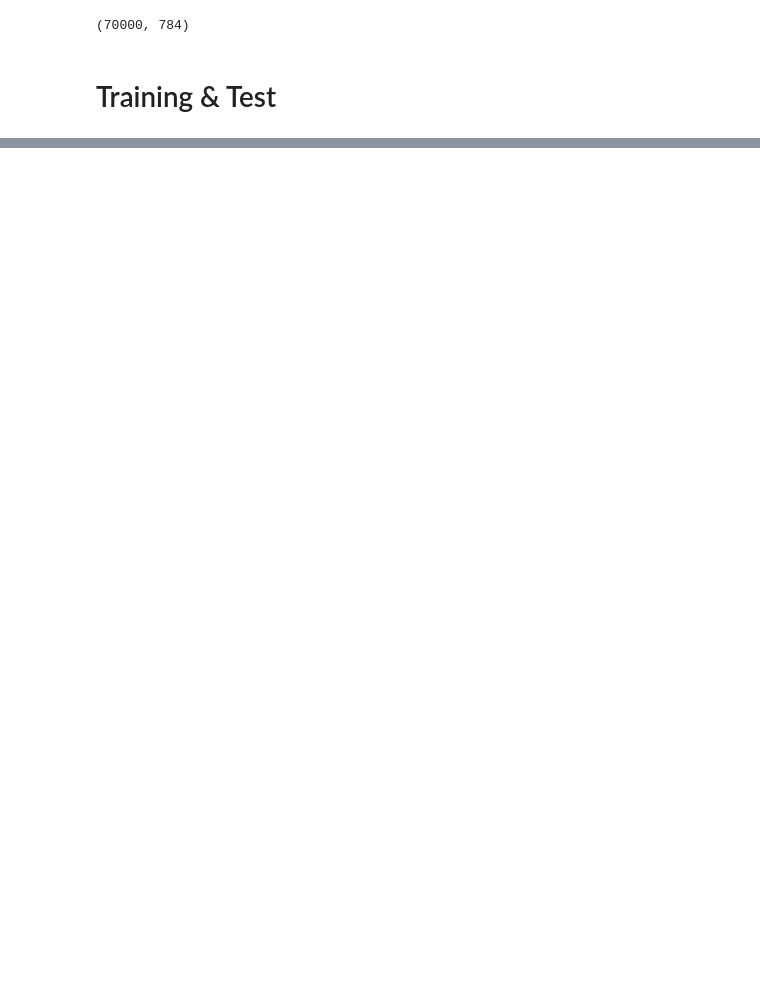
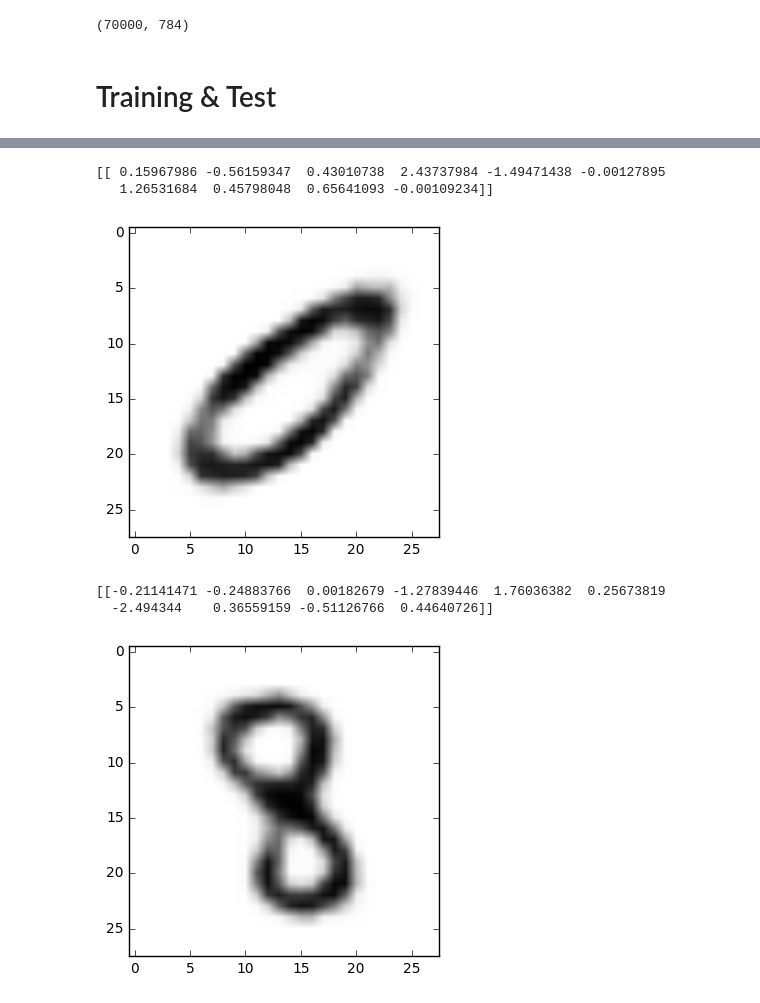
Before and after one commit to justinjfu/sandbox, a Jupyter notebook: VAE_MNIST.ipynb, the cells around one changed output, grey strips where cells are left out. Drawn from its saved outputs; the diff is of its cells as text; code cells hidden in the pictures; blank space fills up the shorter version.

Commit message:
Fix VAE mnist

```diff
--- a/VAE_MNIST.ipynb
+++ b/VAE_MNIST.ipynb
@@ -213,0 +220,16 @@ for samp in samples:
+# %%
+#encodings
+imgs = [mnist.data[1230]/255., mnist.data[51111]/255.]
+for img in imgs:
+    encoding, decode = vae.encode_decode(np.expand_dims(img, axis=0))
+    print encoding
+    example = np.reshape(decode[0], [28,28])
+    plt.imshow(example, cmap='Greys')
+    plt.show()
+# %% [output]
+[[ 0.15967986 -0.56159347  0.43010738  2.43737984 -1.49471438 -0.00127895
+   1.26531684  0.45798048  0.65641093 -0.00109234]]
+[figure, added]
+[[-0.21141471 -0.24883766  0.00182679 -1.27839446  1.76036382  0.25673819
+  -2.494344    0.36559159 -0.51126766  0.44640726]]
+[figure, added]
```
Also changed, not shown: parts of 8 cells of this notebook, 1 other file.
